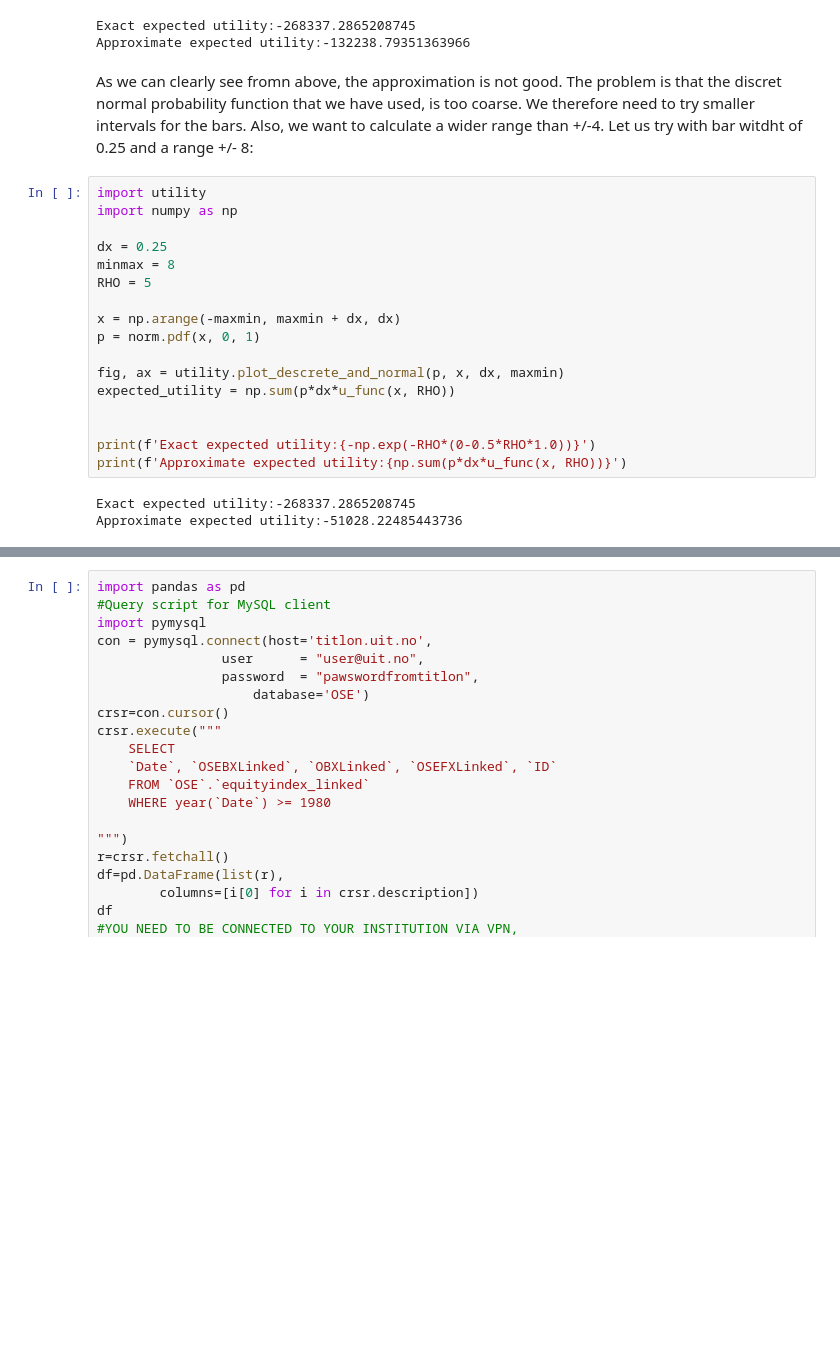
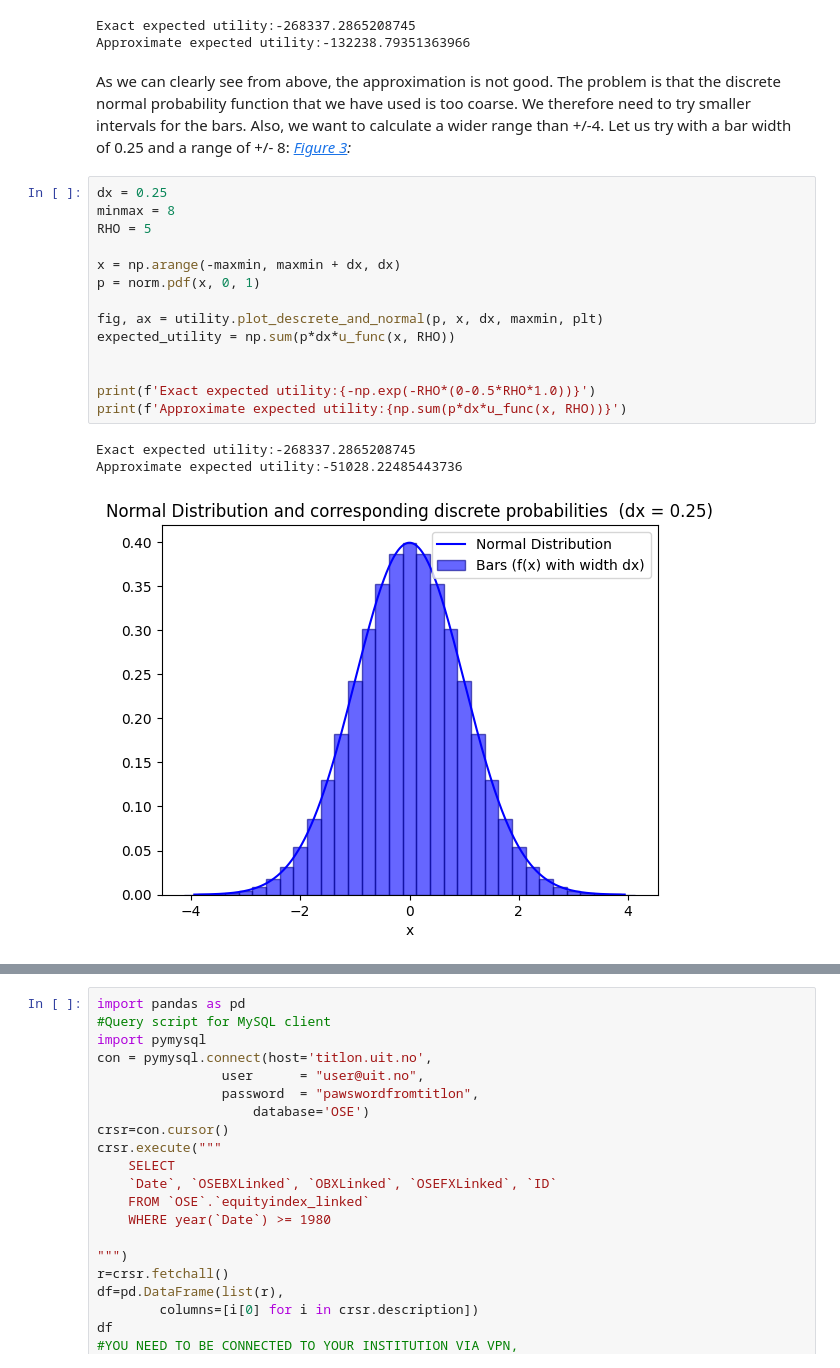
Before and after one commit to uit-sok-3011-h25/uit-sok-3011-h25.github.io, a Jupyter notebook: finans/2-expectation_utility.ipynb, the cells around one changed output, grey strips where cells are left out. Drawn from its saved outputs; the diff is of its cells as text; blank space fills up the shorter version.

```diff
--- a/finans/2-expectation_utility.ipynb
+++ b/finans/2-expectation_utility.ipynb
@@ -302,31 +309,30 @@ print(f'Approximate expected utility:{np.sum(p*dx*u_func(x, RHO))}')
 Exact expected utility:-268337.2865208745
 Approximate expected utility:-132238.79351363966
 # %% [markdown]
-As we can clearly see fromn above, the approximation is not good. The
-problem is that the discret normal probability function that we have
-used, is too coarse. We therefore need to try smaller intervals for the
+As we can clearly see from above, the approximation is not good. The
+problem is that the discrete normal probability function that we have
+used is too coarse. We therefore need to try smaller intervals for the
 bars. Also, we want to calculate a wider range than +/-4. Let us try
-with bar witdht of 0.25 and a range +/- 8:
+with a bar width of 0.25 and a range of +/- 8:
+*<a href="#fig-descrete-normal_fine" class="quarto-xref">Figure 3</a>:*
 # %%
-import utility
-import numpy as np
-
 dx = 0.25
 minmax = 8
 RHO = 5
 
 x = np.arange(-maxmin, maxmin + dx, dx)
 p = norm.pdf(x, 0, 1)
 
-fig, ax = utility.plot_descrete_and_normal(p, x, dx, maxmin)
+fig, ax = utility.plot_descrete_and_normal(p, x, dx, maxmin, plt)
 expected_utility = np.sum(p*dx*u_func(x, RHO))
 
 
 print(f'Exact expected utility:{-np.exp(-RHO*(0-0.5*RHO*1.0))}')
 print(f'Approximate expected utility:{np.sum(p*dx*u_func(x, RHO))}')
 # %% [output]
 Exact expected utility:-268337.2865208745
 Approximate expected utility:-51028.22485443736
+[figure, added]
 # %% [markdown]
 We see now in
 <a href="#fig-descrete-normal_fine" class="quarto-xref">Figure 3</a>
```
Also changed, not shown: parts of 18 cells of this notebook, 9 other files.
